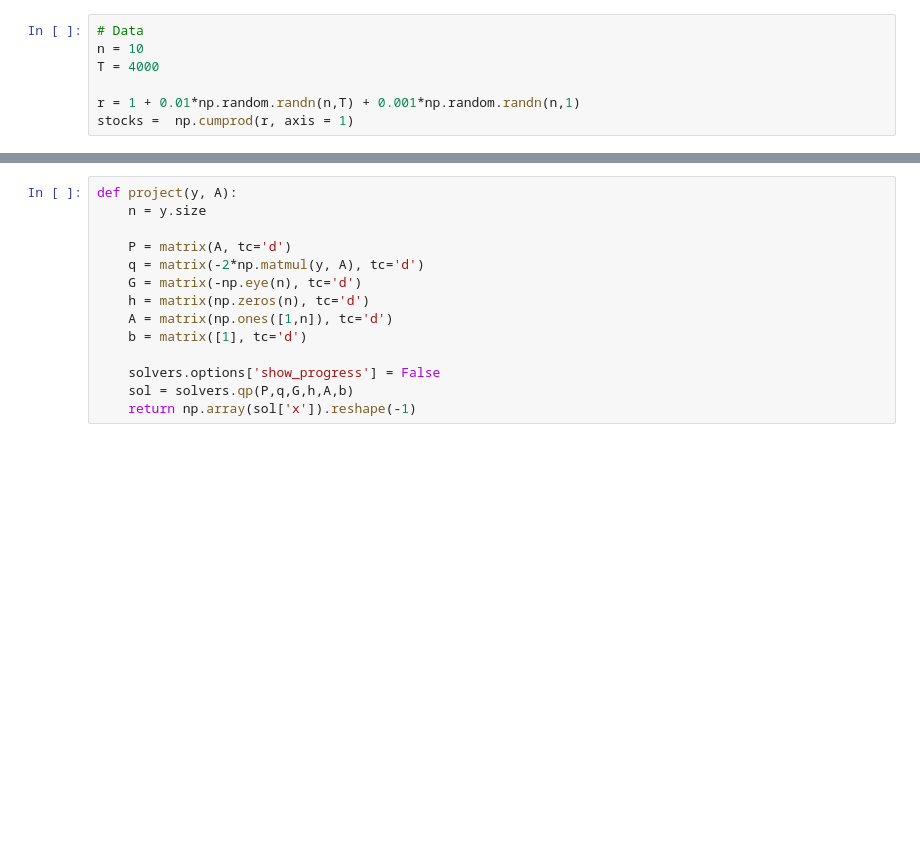
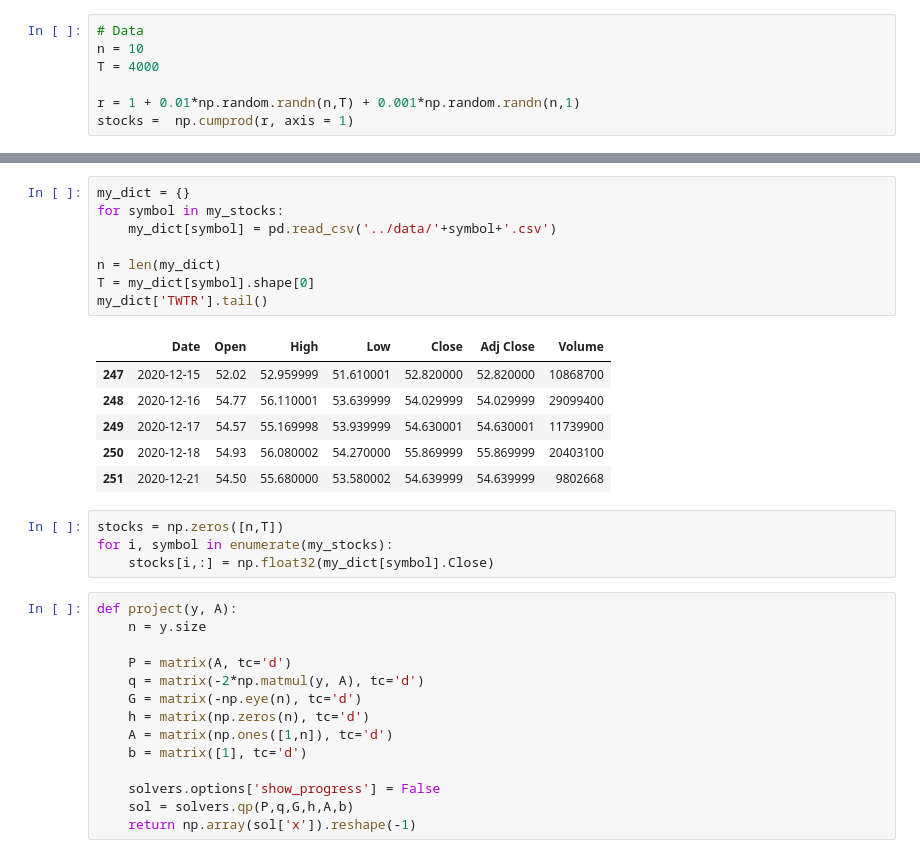
Before and after one commit to Siahkamari/Portfolio-Optimization-via-Expert-Algorithms, a Jupyter notebook: Online Newton Step/code/ons.ipynb, the cells around one changed output, grey strips where cells are left out. Cells and saved outputs as stored; diff of their text form; blank space fills up the shorter version.

```diff
--- a/Online Newton Step/code/ons.ipynb
+++ b/Online Newton Step/code/ons.ipynb
@@ -14,3 +26,22 @@ stocks =  np.cumprod(r, axis = 1)
+# %%
+my_dict = {}
+for symbol in my_stocks:
+    my_dict[symbol] = pd.read_csv('../data/'+symbol+'.csv')
+
+n = len(my_dict)
+T = my_dict[symbol].shape[0]
+my_dict['TWTR'].tail()
+# %% [output]
+|  | Date | Open | High | Low | Close | Adj Close | Volume |
+| 247 | 2020-12-15 | 52.02 | 52.959999 | 51.610001 | 52.820000 | 52.820000 | 10868700 |
+| 248 | 2020-12-16 | 54.77 | 56.110001 | 53.639999 | 54.029999 | 54.029999 | 29099400 |
+| 249 | 2020-12-17 | 54.57 | 55.169998 | 53.939999 | 54.630001 | 54.630001 | 11739900 |
+| 250 | 2020-12-18 | 54.93 | 56.080002 | 54.270000 | 55.869999 | 55.869999 | 20403100 |
+| 251 | 2020-12-21 | 54.50 | 55.680000 | 53.580002 | 54.639999 | 54.639999 | 9802668 |
+# %%
+stocks = np.zeros([n,T])
+for i, symbol in enumerate(my_stocks):
+    stocks[i,:] = np.float32(my_dict[symbol].Close)
 # %%
 def project(y, A):
     n = y.size
```
Also changed, not shown: parts of 4 cells of this notebook, 7 other files.
